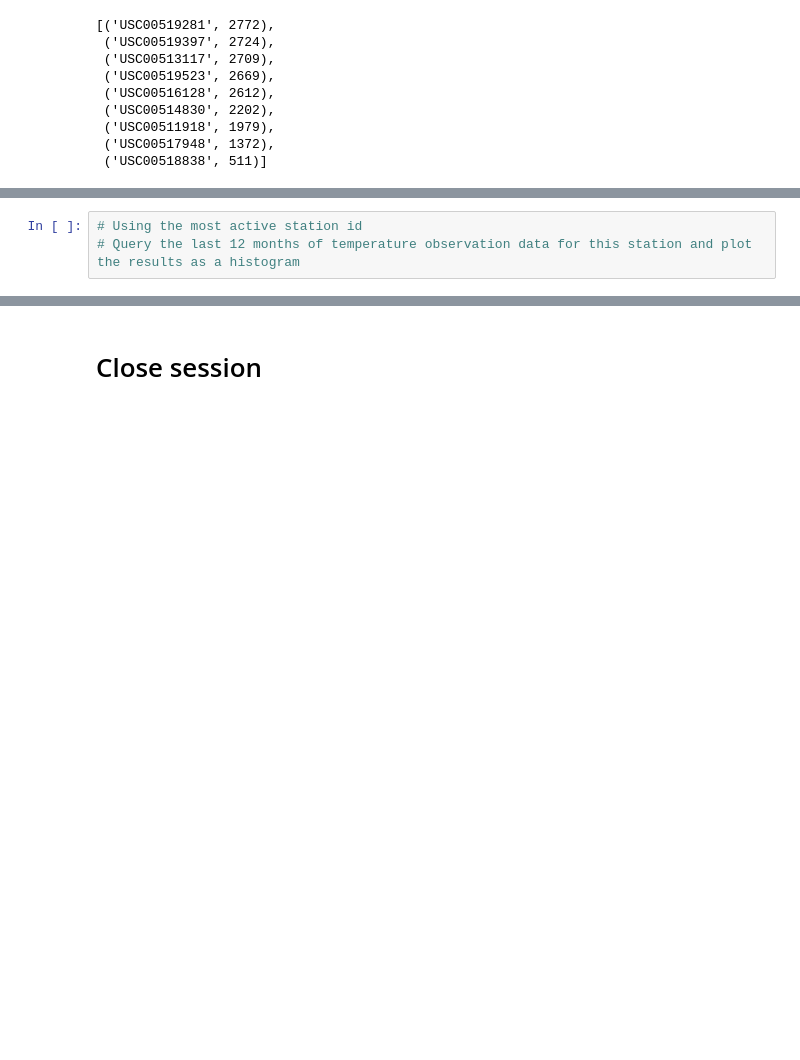
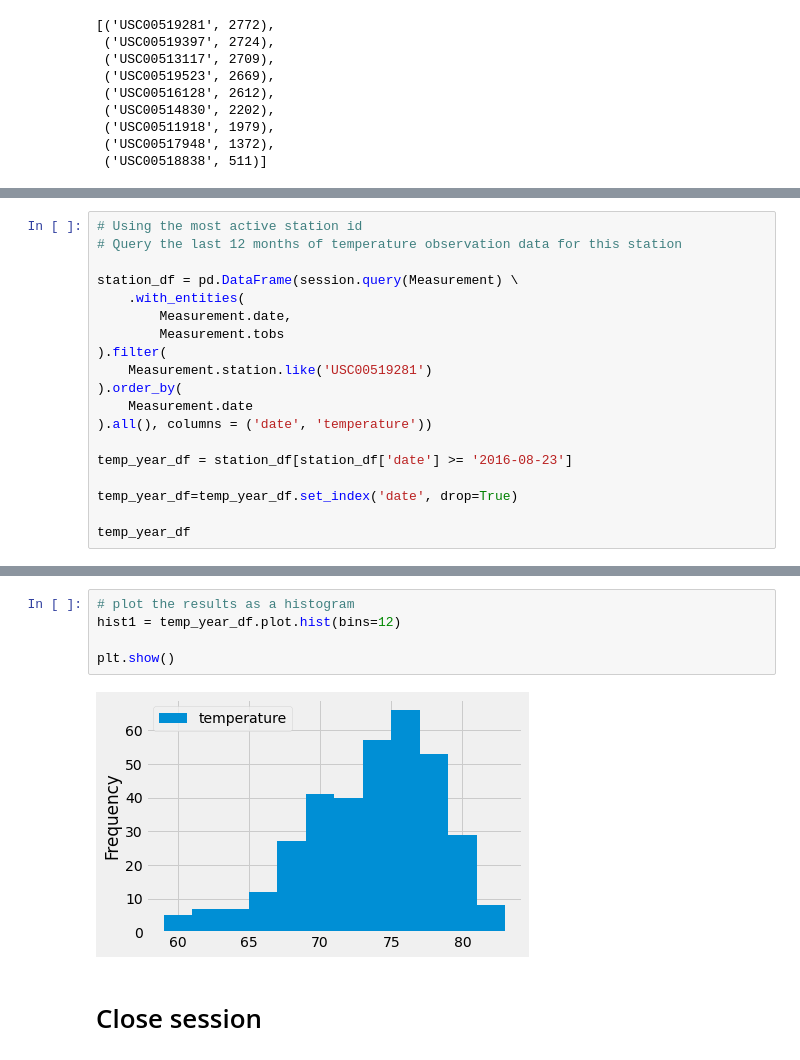
Before and after one commit to hfattor/sqlalchemy-challenge, a Jupyter notebook: climate_starter.ipynb, the cells around one changed output, grey strips where cells are left out. Drawn from its saved outputs; the diff is of its cells as text; blank space fills up the shorter version.

```diff
--- a/climate_starter.ipynb
+++ b/climate_starter.ipynb
@@ -183,3 +210,19 @@ session.query(Measurement) \
 # %%
 # Using the most active station id
-# Query the last 12 months of temperature observation data for this station and plot the results as a histogram
+# Query the last 12 months of temperature observation data for this station
+
+station_df = pd.DataFrame(session.query(Measurement) \
+    .with_entities(
+        Measurement.date,
+        Measurement.tobs
+).filter(
+    Measurement.station.like('USC00519281')
+).order_by(
+    Measurement.date
+).all(), columns = ('date', 'temperature'))
+
+temp_year_df = station_df[station_df['date'] >= '2016-08-23']
+
+temp_year_df=temp_year_df.set_index('date', drop=True)
+
+temp_year_df
@@ -186,3 +244,10 @@ session.query(Measurement) \
+# %%
+# plot the results as a histogram
+hist1 = temp_year_df.plot.hist(bins=12)
+
+plt.show()
+# %% [output]
+[figure, added]
 # %% [markdown]
 # Close session
 # %%
```
Also changed, not shown: parts of 4 cells of this notebook.
